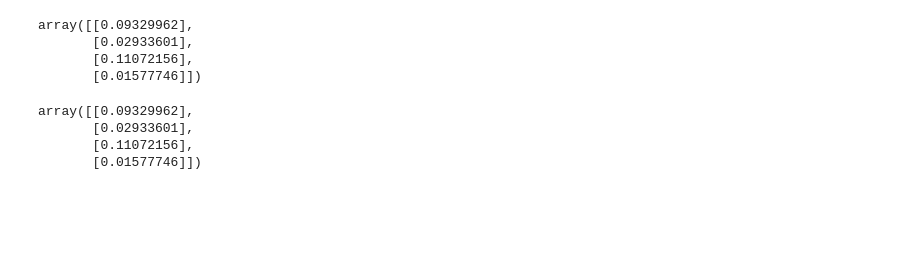
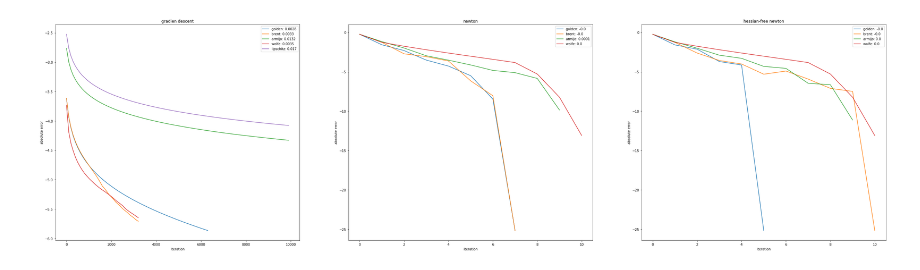
Before and after one commit to Howuhh/hse_optimization, a Jupyter notebook: hw2/test_grad.ipynb, the cells around one changed output. Cells and saved outputs as stored; diff of their text form; code cells hidden in the pictures; blank space fills up the shorter version.

Commit message:
start plots

```diff
--- a/hw2/test_grad.ipynb
+++ b/hw2/test_grad.ipynb
@@ -19,17 +4,0 @@ def rell_error(pred, true_):
-# %%
-oracle = make_oracle()
-w_init = np.random.uniform(size=(oracle.X.shape[1], 1))
-# %%
-oracle.hessian(w_init) @ w_init
-# %% [output]
-array([[0.09329962],
-       [0.02933601],
-       [0.11072156],
-       [0.01577746]])
-# %%
-oracle.hessian_vec_product(w_init, w_init)
-# %% [output]
-array([[0.09329962],
-       [0.02933601],
-       [0.11072156],
-       [0.01577746]])
@@ -35,0 +18,38 @@ array([[0.09329962],
+# %%
+def plot_model(oracle, optimizers_param):
+    model = LogisticRegression(penalty="none", tol=1e-8, max_iter=10000, n_jobs=-1, fit_intercept=False)
+    model.fit(oracle.X, oracle.y.ravel())
+
+    entropy_true = oracle.value(model.coef_.reshape(-1, 1))
+
+    w_n = oracle.X.shape[1]
+    w_init = np.random.uniform(-1/np.sqrt(w_n), 1/np.sqrt(w_n), size=(w_n, 1))
+
+    fig, axs = plt.subplots(1, 3, figsize=(45, 12))
+
+    for i, (name, optimizer, line_search_methods, log_modulo) in enumerate(optimizers_param):
+        for line_search in line_search_methods:
+            w, log = optimizer(oracle, w_init, line_search_method=line_search, log_modulo=log_modulo)
+            time, entropy, alpha, grad_info = log.get_log()
+
+            n_iters = np.arange(time.shape[0]) * log_modulo
+
+            axs[i].plot(n_iters, np.log(np.abs(entropy - entropy_true)),
+                        label=f"{line_search}: {np.round(np.min(entropy), 4)}")
+
+    for ax, param in zip(axs.flat, optimizers_param):
+        ax.set_title(param[0])
+        ax.set(xlabel="iteration", ylabel="absolute error")
+        ax.legend()
+# %%
+oracle = make_oracle()
+
+optim_params = [
+    ("gradien descent", optimize_gd, ["golden", "brent", "armijo", "wolfe", "lipschitz"], 100),
+    ("newton", optimize_newton, ["golden", "brent", "armijo", "wolfe"], 1),
+    ("hessian-free newton", optimize_hfn, ["golden", "brent", "armijo", "wolfe"], 1)
+]
+# %%
+plot_model(oracle, optim_params)
+# %% [output]
+[figure, added]
```
Also changed, not shown: parts of 4 cells of this notebook, 4 other files.
